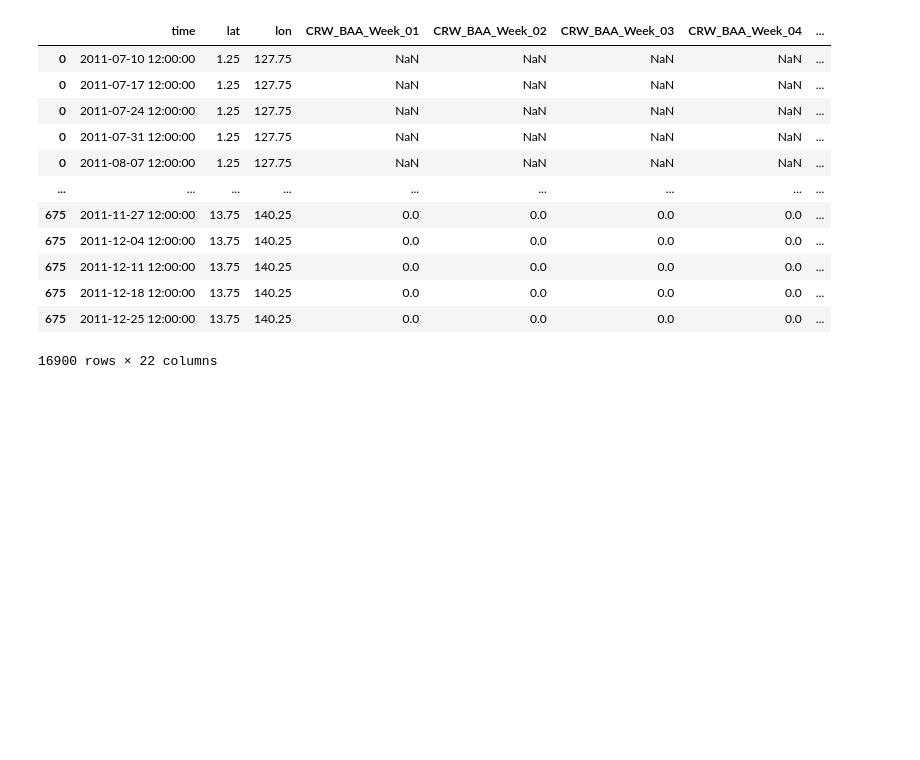
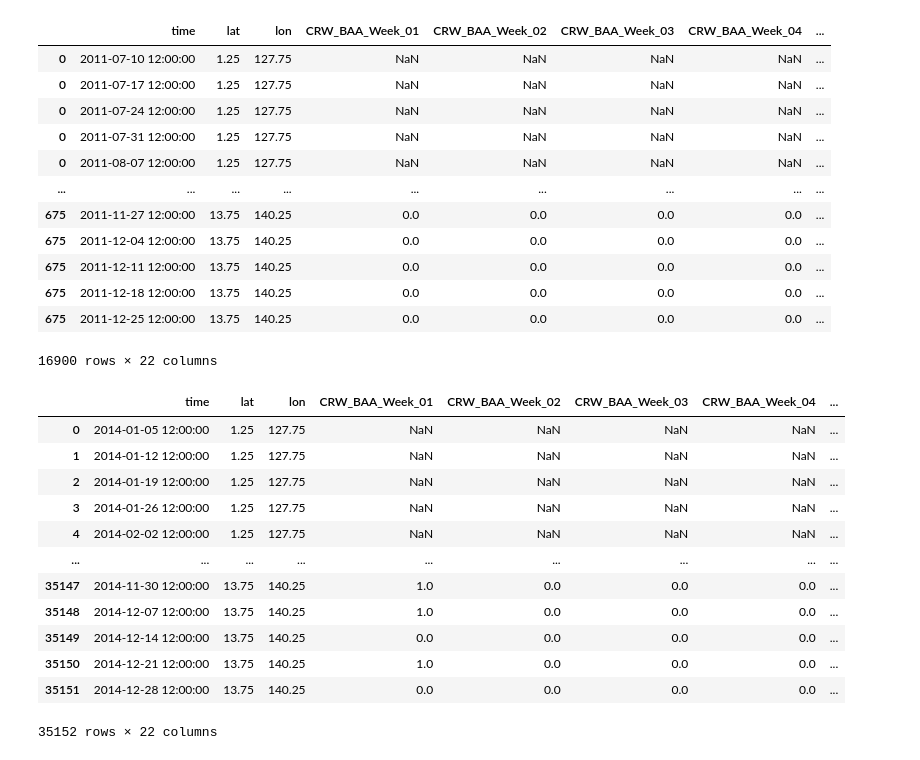
Before and after one commit to onejaelee/Palau-Graphics, a Jupyter notebook: CFS-CRW/crwOutlook.ipynb, the cells around one changed output. Saved outputs shown, nothing was run; the diff lists cells and outputs as text; code cells hidden in the pictures; blank space fills up the shorter version.

```diff
--- a/CFS-CRW/crwOutlook.ipynb
+++ b/CFS-CRW/crwOutlook.ipynb
@@ -841,0 +1013,6 @@ Time to execute year 2023 2.4353351249992556
+# %%
+f2 =filtered[filtered["time"]==Timestamp('2012-12-30 12:00:00')]["CRW_BAA"].tolist()
+# %%
+for x in range(len(f1)):
+    if f1[x] != f2[x]:
+        print("hey", x)
@@ -855,3 +1050,25 @@ outlook_df
 | 675 | 2011-12-18 12:00:00 | 13.75 | 140.25 | 0.0 | 0.0 | 0.0 | 0.0 | ... |
 | 675 | 2011-12-25 12:00:00 | 13.75 | 140.25 | 0.0 | 0.0 | 0.0 | 0.0 | ... |
 16900 rows × 22 columns
+# %%
+m_list = []
+for x in os.listdir("./CRW/merged/pkl"):
+    m_list.append(pd.read_pickle("./CRW/merged/pkl/"+x))
+# %%
+df = m_list[0]
+# %%
+df
+# %% [output]
+|  | time | lat | lon | CRW_BAA_Week_01 | CRW_BAA_Week_02 | CRW_BAA_Week_03 | CRW_BAA_Week_04 | ... |
+| 0 | 2014-01-05 12:00:00 | 1.25 | 127.75 | NaN | NaN | NaN | NaN | ... |
+| 1 | 2014-01-12 12:00:00 | 1.25 | 127.75 | NaN | NaN | NaN | NaN | ... |
+| 2 | 2014-01-19 12:00:00 | 1.25 | 127.75 | NaN | NaN | NaN | NaN | ... |
+| 3 | 2014-01-26 12:00:00 | 1.25 | 127.75 | NaN | NaN | NaN | NaN | ... |
+| 4 | 2014-02-02 12:00:00 | 1.25 | 127.75 | NaN | NaN | NaN | NaN | ... |
+| ... | ... | ... | ... | ... | ... | ... | ... | ... |
+| 35147 | 2014-11-30 12:00:00 | 13.75 | 140.25 | 1.0 | 0.0 | 0.0 | 0.0 | ... |
+| 35148 | 2014-12-07 12:00:00 | 13.75 | 140.25 | 1.0 | 0.0 | 0.0 | 0.0 | ... |
+| 35149 | 2014-12-14 12:00:00 | 13.75 | 140.25 | 0.0 | 0.0 | 0.0 | 0.0 | ... |
+| 35150 | 2014-12-21 12:00:00 | 13.75 | 140.25 | 1.0 | 0.0 | 0.0 | 0.0 | ... |
+| 35151 | 2014-12-28 12:00:00 | 13.75 | 140.25 | 0.0 | 0.0 | 0.0 | 0.0 | ... |
+35152 rows × 22 columns
```
Also changed, not shown: parts of 27 cells of this notebook, 1 other file.
